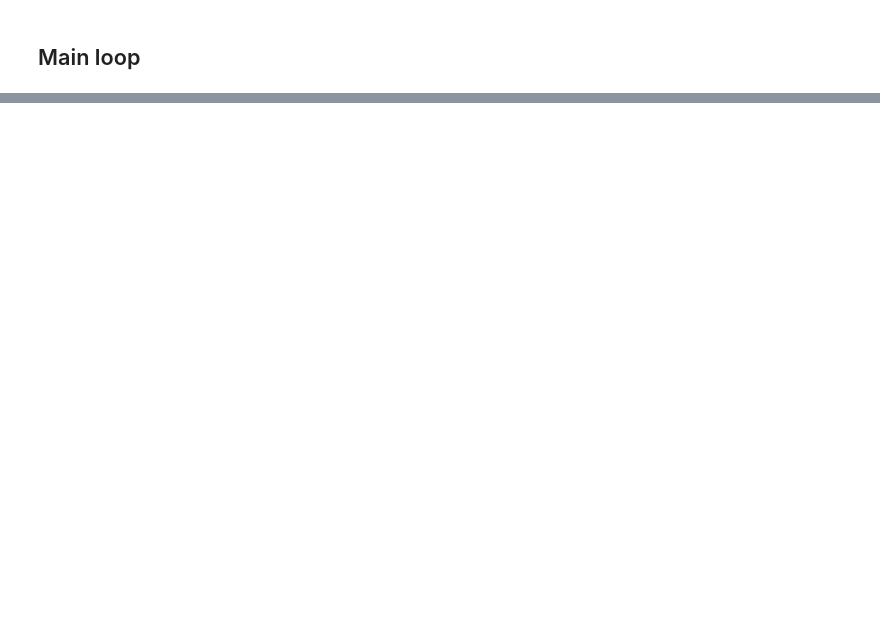
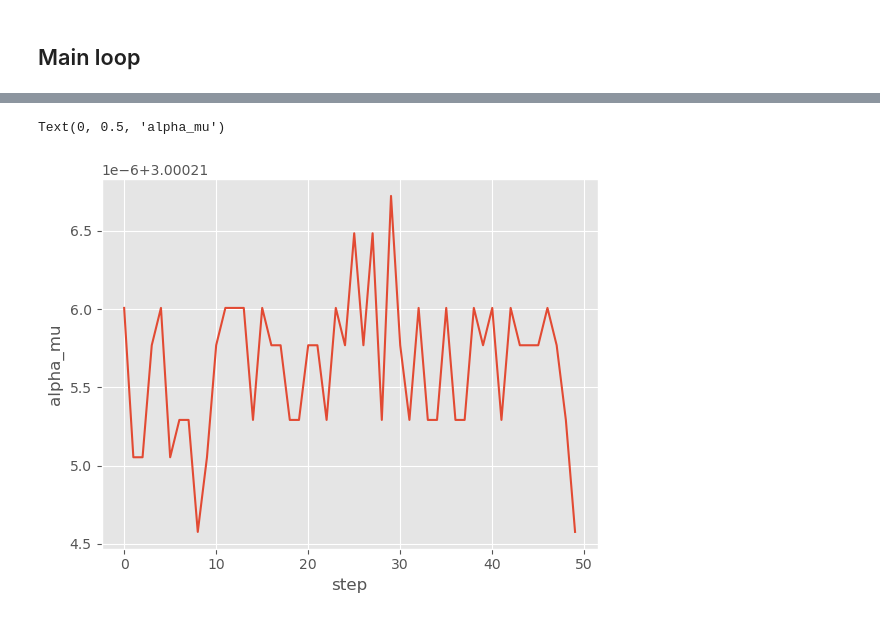
Before and after one commit to jacobandreas/lm-informants, a Jupyter notebook: skeleton.ipynb, the cells around one changed output, grey strips where cells are left out. Drawn from its saved outputs; the diff is of its cells as text; code cells hidden in the pictures; blank space fills up the shorter version.

```diff
--- a/skeleton.ipynb
+++ b/skeleton.ipynb
@@ -257,0 +234,7 @@ Text(0, 0.5, 'auc')
+# %%
+plt.plot(range(num_samples), trackers["alpha_mu"])
+plt.xlabel('step')
+plt.ylabel('alpha_mu')
+# %% [output]
+Text(0, 0.5, 'alpha_mu')
+[figure, added]
```
Also changed, not shown: parts of 13 cells of this notebook, 3 other files.
